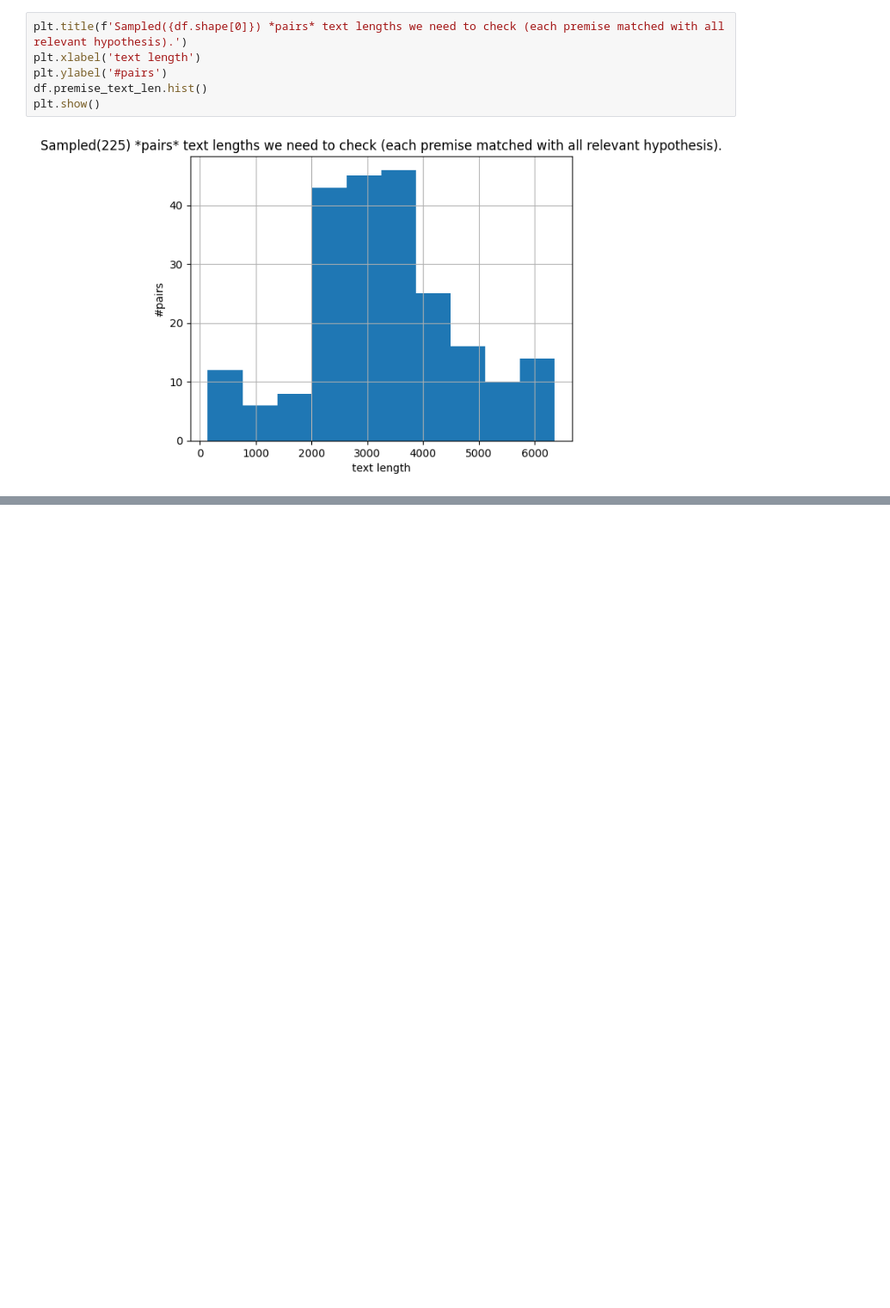
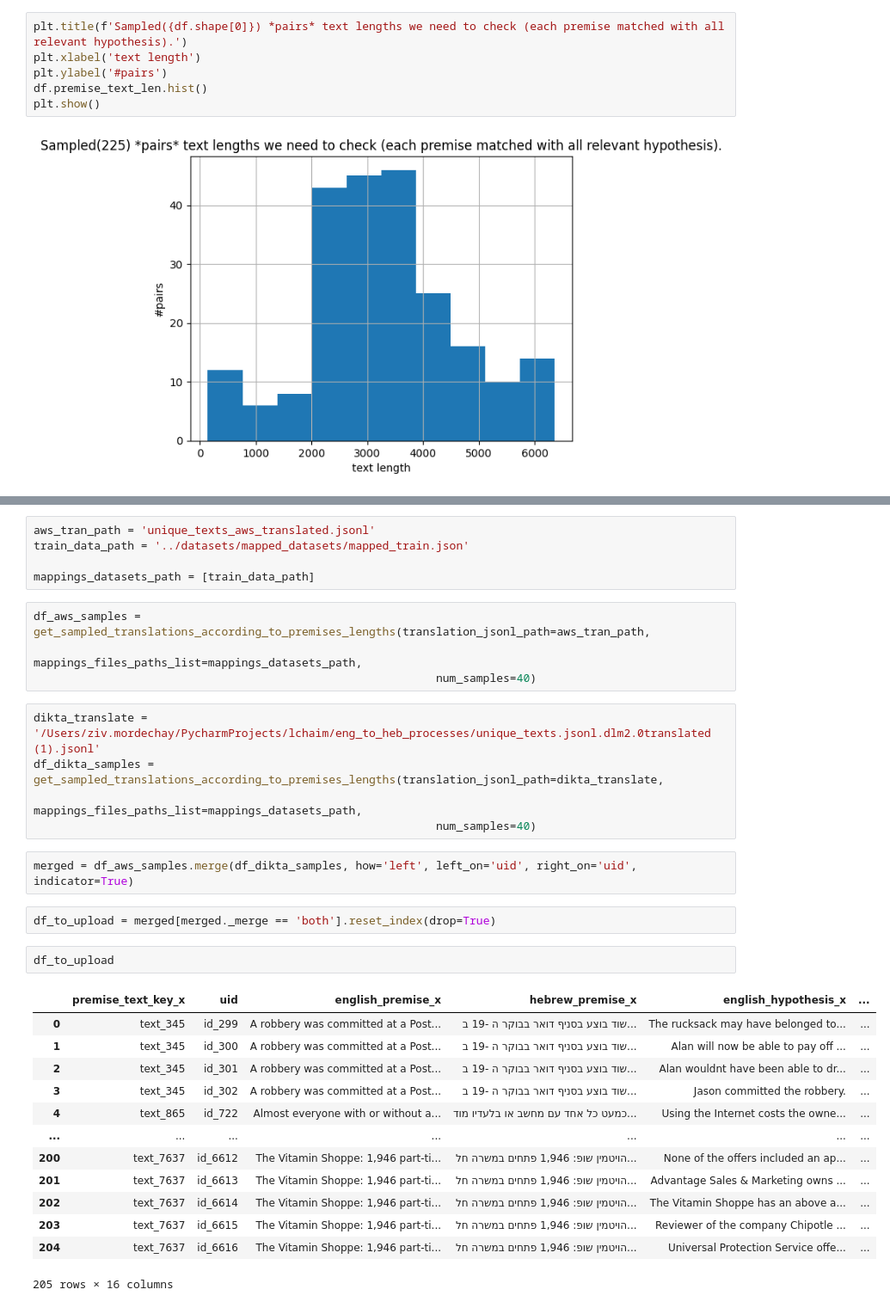
Before and after one commit to oriel9p/lchaim, a Jupyter notebook: eng_to_heb_processes/checks_.ipynb, the cells around one changed output, grey strips where cells are left out. Shown: that part at 86% size. Cells and saved outputs as stored; diff of their text form; blank space fills up the shorter version.

Commit message:
Created translated datasets by aws translation. missing key text_2851 in the aws translation jsonl file.

```diff
--- a/eng_to_heb_processes/checks_.ipynb
+++ b/eng_to_heb_processes/checks_.ipynb
@@ -275,0 +278,34 @@ plt.show()
+# %%
+aws_tran_path = 'unique_texts_aws_translated.jsonl'
+train_data_path = '../datasets/mapped_datasets/mapped_train.json'
+
+mappings_datasets_path = [train_data_path]
+# %%
+df_aws_samples = get_sampled_translations_according_to_premises_lengths(translation_jsonl_path=aws_tran_path,
+                                                            mappings_files_paths_list=mappings_datasets_path,
+                                                            num_samples=40)
+# %%
+dikta_translate = '/Users/ziv.mordechay/PycharmProjects/lchaim/eng_to_heb_processes/unique_texts.jsonl.dlm2.0translated (1).jsonl'
+df_dikta_samples = get_sampled_translations_according_to_premises_lengths(translation_jsonl_path=dikta_translate,
+                                                            mappings_files_paths_list=mappings_datasets_path,
+                                                            num_samples=40)
+# %%
+merged = df_aws_samples.merge(df_dikta_samples, how='left', left_on='uid', right_on='uid', indicator=True)
+# %%
+df_to_upload = merged[merged._merge == 'both'].reset_index(drop=True)
+# %%
+df_to_upload
+# %% [output]
+|  | premise_text_key_x | uid | english_premise_x | hebrew_premise_x | english_hypothesis_x | ... |
+| 0 | text_345 | id_299 | A robbery was committed at a Post... | שוד בוצע בסניף דואר בבוקר ה -19 ב... | The rucksack may have belonged to... | ... |
+| 1 | text_345 | id_300 | A robbery was committed at a Post... | שוד בוצע בסניף דואר בבוקר ה -19 ב... | Alan will now be able to pay off ... | ... |
+| 2 | text_345 | id_301 | A robbery was committed at a Post... | שוד בוצע בסניף דואר בבוקר ה -19 ב... | Alan wouldnt have been able to dr... | ... |
+| 3 | text_345 | id_302 | A robbery was committed at a Post... | שוד בוצע בסניף דואר בבוקר ה -19 ב... | Jason committed the robbery. | ... |
+| 4 | text_865 | id_722 | Almost everyone with or without a... | כמעט כל אחד עם מחשב או בלעדיו מוד... | Using the Internet costs the owne... | ... |
+| ... | ... | ... | ... | ... | ... | ... |
+| 200 | text_7637 | id_6612 | The Vitamin Shoppe: 1,946 part-ti... | הויטמין שופ: 1,946 פתחים במשרה חל... | None of the offers included an ap... | ... |
+| 201 | text_7637 | id_6613 | The Vitamin Shoppe: 1,946 part-ti... | הויטמין שופ: 1,946 פתחים במשרה חל... | Advantage Sales & Marketing owns ... | ... |
+| 202 | text_7637 | id_6614 | The Vitamin Shoppe: 1,946 part-ti... | הויטמין שופ: 1,946 פתחים במשרה חל... | The Vitamin Shoppe has an above a... | ... |
+| 203 | text_7637 | id_6615 | The Vitamin Shoppe: 1,946 part-ti... | הויטמין שופ: 1,946 פתחים במשרה חל... | Reviewer of the company Chipotle ... | ... |
+| 204 | text_7637 | id_6616 | The Vitamin Shoppe: 1,946 part-ti... | הויטמין שופ: 1,946 פתחים במשרה חל... | Universal Protection Service offe... | ... |
+205 rows × 16 columns
```
Also changed, not shown: parts of 8 cells of this notebook, 11 other files.
